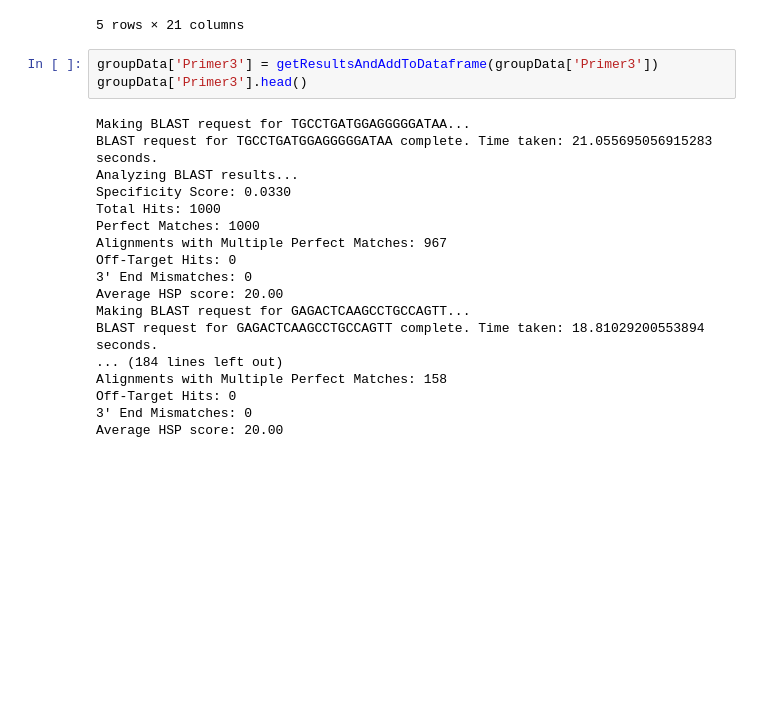
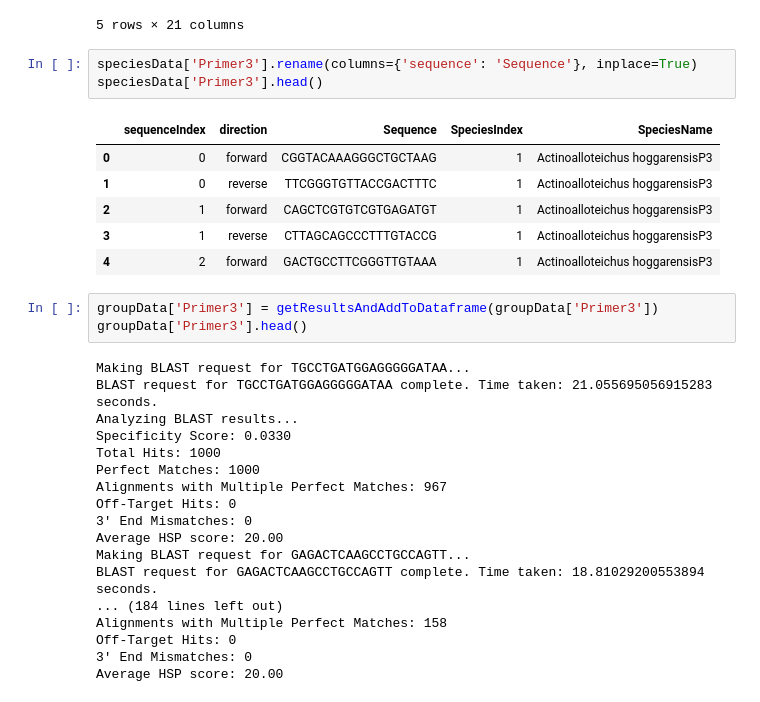
Before and after one commit to Zephyr709/3550-Bioinformatics, a Jupyter notebook: project/primerAnalysis.ipynb, the cells around one changed output. Cells and saved outputs as stored; diff of their text form; blank space fills up the shorter version.

```diff
--- a/project/primerAnalysis.ipynb
+++ b/project/primerAnalysis.ipynb
@@ -1175,6 +1176,16 @@ Average HSP score: 20.00
 | 3 | 4 | forward | CCACACTGGGACTGAGACAC | 20 | 1,182 R | 275 F | 275 | 294 | ... |
 | 4 | 4 | reverse | TAGCATGTGTGAAGCCCTGG | 20 | 275 F | 1,182 R | 1163 | 1182 | ... |
 5 rows × 21 columns
+# %%
+speciesData['Primer3'].rename(columns={'sequence': 'Sequence'}, inplace=True)
+speciesData['Primer3'].head()
+# %% [output]
+|  | sequenceIndex | direction | Sequence | SpeciesIndex | SpeciesName |
+| 0 | 0 | forward | CGGTACAAAGGGCTGCTAAG | 1 | Actinoalloteichus hoggarensisP3 |
+| 1 | 0 | reverse | TTCGGGTGTTACCGACTTTC | 1 | Actinoalloteichus hoggarensisP3 |
+| 2 | 1 | forward | CAGCTCGTGTCGTGAGATGT | 1 | Actinoalloteichus hoggarensisP3 |
+| 3 | 1 | reverse | CTTAGCAGCCCTTTGTACCG | 1 | Actinoalloteichus hoggarensisP3 |
+| 4 | 2 | forward | GACTGCCTTCGGGTTGTAAA | 1 | Actinoalloteichus hoggarensisP3 |
 # %%
 groupData['Primer3'] = getResultsAndAddToDataframe(groupData['Primer3'])
 groupData['Primer3'].head()
```
Also changed, not shown: parts of 1 cell of this notebook, 1 other file.
